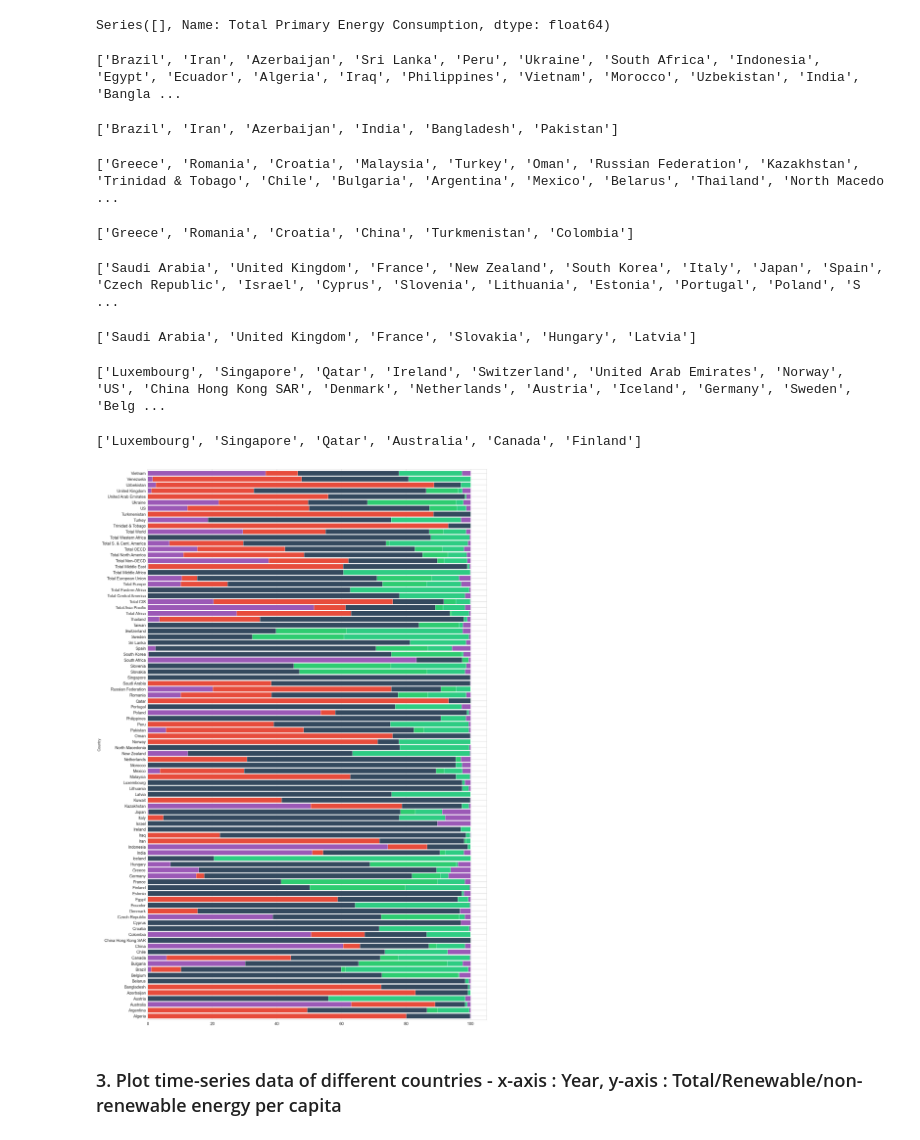
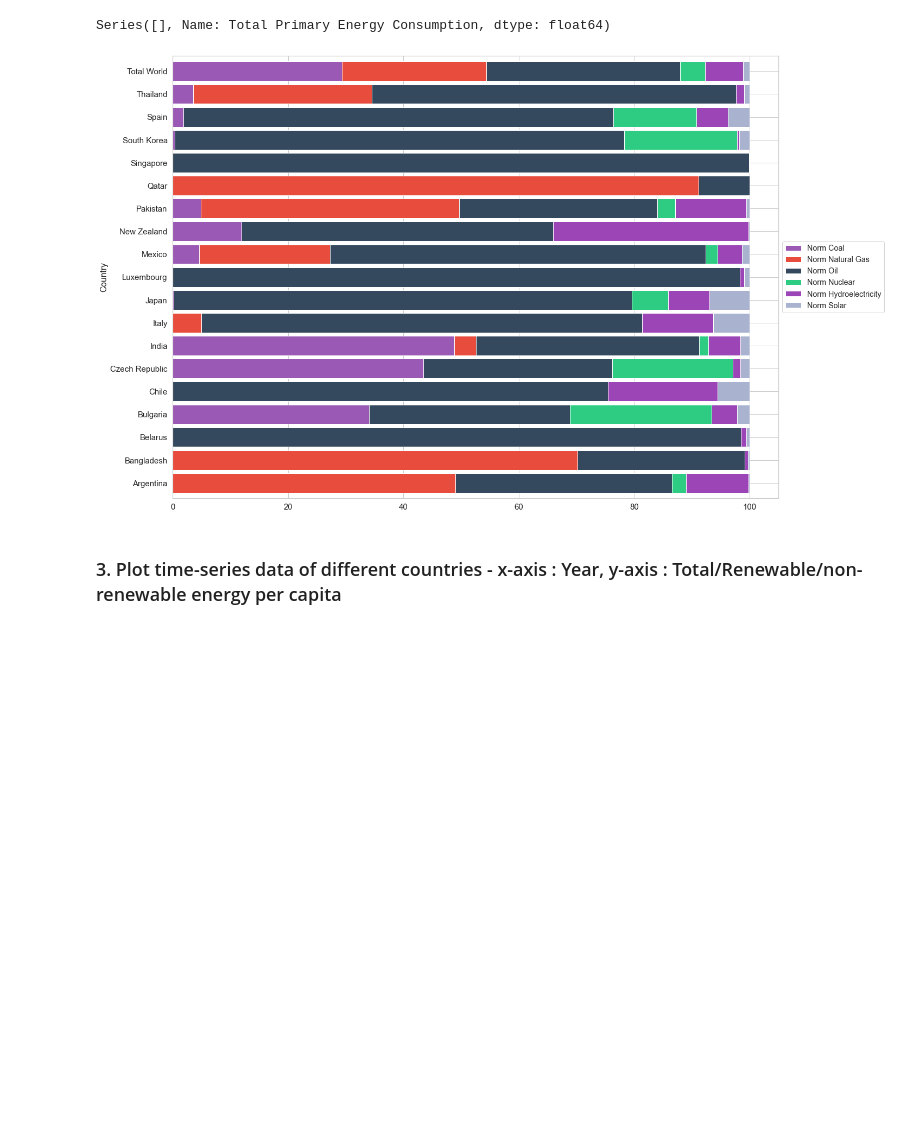
Before and after one commit to PranavaSinghal/DS203-Project, a Jupyter notebook: DS203_project.ipynb, the cells around one changed output. Drawn from its saved outputs; the diff is of its cells as text; code cells hidden in the pictures; blank space fills up the shorter version.

```diff
--- a/DS203_project.ipynb
+++ b/DS203_project.ipynb
@@ -1718,0 +1704,6 @@ plt.show()
+# %%
+top_three = countries_by_gdp[2][0:3]
+bottom_three = countries_by_gdp[2][-3:]
+l3 = top_three + bottom_three + ["Total World"]
+df_high_income = df_per_capita[df_per_capita['Country'].isin(l3)]
+print(l3)
@@ -1718,0 +1779,28 @@ plt.show()
+# %%
+sns.set(rc={'figure.figsize':(18, 13)}, font_scale = 1.3, style = "whitegrid")
+plt.subplot(2,2,1)
+plt.title("Renewable")
+df_stack = df_per_capita[df_per_capita["Country"] == 'India']
+plt.stackplot(list(df_stack["Year"]) , np.transpose(df_stack[["Total Renewable Energy", "Solar", "Wind", 'Hydroelectricity', 'Geothermal and Biomass']].to_numpy()), labels = [ "Total Renewable Energy", "Solar", "Wind", 'Hydroelectricity', 'Geothermal and Biomass'])
+plt.legend(loc = "upper left")
+
+plt.subplot(2,2,2)
+plt.title("Non-renewable")
+df_stack = df_per_capita[df_per_capita["Country"] == 'India']
+plt.stackplot(list(df_stack["Year"]) , np.transpose(df_stack[[ "Total Non-Renewable Energy",  "Nuclear" ,"Coal", "Natural Gas", "Oil"]].to_numpy()), labels = [ "Total Non-Renewable Energy",  "Nuclear" ,"Coal", "Natural Gas", "Oil"])
+plt.legend(loc = "upper left")
+
+df_stack = df_per_capita[df_per_capita["Country"] == 'US']
+plt.subplot(2,2,3)
+plt.title("Renewable_US")
+df_stack = df_per_capita[df_per_capita["Country"] == 'US']
+plt.stackplot(list(df_stack["Year"]) , np.transpose(df_stack[["Total Renewable Energy", "Solar", "Wind", 'Hydroelectricity', 'Geothermal and Biomass']].to_numpy()), labels = [ "Total Renewable Energy", "Solar", "Wind", 'Hydroelectricity', 'Geothermal and Biomass'])
+plt.legend(loc = "upper left")
+
+plt.subplot(2,2,4)
+plt.title("Non-renewable_US")
+df_stack = df_per_capita[df_per_capita["Country"] == 'US']
+plt.stackplot(list(df_stack["Year"]) , np.transpose(df_stack[[ "Total Non-Renewable Energy",  "Nuclear" ,"Coal", "Natural Gas", "Oil"]].to_numpy()), labels = [ "Total Non-Renewable Energy",  "Nuclear" ,"Coal", "Natural Gas", "Oil"])
+plt.legend(loc = "upper left")
+
+plt.show()
@@ -1739,58 +1840,31 @@ grp = df_per_capita[df_per_capita['Year']==2020].groupby('GDP Category')
 grp['Total Primary Energy Consumption'].agg('mean')
 # %% [output]
 Series([], Name: Total Primary Energy Consumption, dtype: float64)
-# %%
-cou_lst = list(df_final[(df_final["GDP Category"] == 0) & (df_final["Year"] == 2019)].sort_values(["GDP"], ascending = [False])["Country"])
-print((cou_lst))
-cou_lst[0:3] + cou_lst[-3:]
-# %% [output]
-['Brazil', 'Iran', 'Azerbaijan', 'Sri Lanka', 'Peru', 'Ukraine', 'South Africa', 'Indonesia', 'Egypt', 'Ecuador', 'Algeria', 'Iraq', 'Philippines', 'Vietnam', 'Morocco', 'Uzbekistan', 'India', 'Bangla ...
-['Brazil', 'Iran', 'Azerbaijan', 'India', 'Bangladesh', 'Pakistan']
-# %%
-cou_lst = list(df_final[(df_final["GDP Category"] == 1) & (df_final["Year"] == 2019)].sort_values(["GDP"], ascending = [False])["Country"])
-print(cou_lst)
-cou_lst[0:3] + cou_lst[-3:]
-# %% [output]
-['Greece', 'Romania', 'Croatia', 'Malaysia', 'Turkey', 'Oman', 'Russian Federation', 'Kazakhstan', 'Trinidad & Tobago', 'Chile', 'Bulgaria', 'Argentina', 'Mexico', 'Belarus', 'Thailand', 'North Macedo ...
-['Greece', 'Romania', 'Croatia', 'China', 'Turkmenistan', 'Colombia']
-# %%
-cou_lst = list(df_final[(df_final["GDP Category"] == 2) & (df_final["Year"] == 2019)].sort_values(["GDP"], ascending = [False])["Country"])
-print(cou_lst)
-cou_lst[0:3] + cou_lst[-3:]
-# %% [output]
-['Saudi Arabia', 'United Kingdom', 'France', 'New Zealand', 'South Korea', 'Italy', 'Japan', 'Spain', 'Czech Republic', 'Israel', 'Cyprus', 'Slovenia', 'Lithuania', 'Estonia', 'Portugal', 'Poland', 'S ...
-['Saudi Arabia', 'United Kingdom', 'France', 'Slovakia', 'Hungary', 'Latvia']
-# %%
-cou_lst = list(df_final[(df_final["GDP Category"] == 3) & (df_final["Year"] == 2019)].sort_values(["GDP"], ascending = [False])["Country"])
-print((cou_lst))
-cou_lst[0:3] + cou_lst[-3:]
-# %% [output]
-['Luxembourg', 'Singapore', 'Qatar', 'Ireland', 'Switzerland', 'United Arab Emirates', 'Norway', 'US', 'China Hong Kong SAR', 'Denmark', 'Netherlands', 'Austria', 'Iceland', 'Germany', 'Sweden', 'Belg ...
-['Luxembourg', 'Singapore', 'Qatar', 'Australia', 'Canada', 'Finland']
 # %%
 list_for_np = ['Coal', 'Natural Gas', 'Oil', 'Nuclear', 'Hydroelectricity', 'Solar']
 list_norm = []
 for i in list_for_np:
     list_norm.append('Norm '+ i)
-df_2020 = df_final[df_final['Year']==2020]
+df_2020 = df_final[df_final['Year']==2019]
 df_2020 = df_2020.reset_index()
 numarray = df_2020[list_for_np].to_numpy()
 numarray[np.isnan(numarray)] = 0
 sumarray = np.sum(numarray, axis=1)
 sumarray = np.reshape(sumarray, (94,1))
 numarray = numarray/sumarray*100
 numarray
 df_2020_temp = pd.DataFrame(numarray, columns = list_norm)
 df_2020 = df_2020.join(df_2020_temp)
+df_2020 = df_2020[df_2020["Country"].isin(l1 + l2 + l3)]
 df_2020.set_index('Country', inplace = True)
 
 
-pal = ["#9b59b6", "#e74c3c", "#34495e", "#2ecc71", "#2ecc83"]
-df_2020[list_norm].plot(kind = "barh", stacked = True, figsize = [30, 50], legend = None, color = pal, width = .85, fontsize = 20)
-plt.rcParams.update({'font.size': 22})
+pal = ["#9b59b6", "#e74c3c", "#34495e", "#2ecc83", "#9b45b6", "#a9b3cf" ]
+df_2020[list_norm].plot(kind = "barh", stacked = True, figsize = [20, 15], legend = None, color = pal, width = .85, fontsize = 15, label = list_norm)
+plt.legend(loc='center left', bbox_to_anchor=(1, 0.5))
 plt.show()
 # %% [output]
-[figure, old version]
+[figure, new version]
 # %% [markdown]
 ### 3. Plot time-series data of different countries -  x-axis : Year, y-axis : Total/Renewable/non-renewable energy per capita
 # %% [markdown]
```
Also changed, not shown: parts of 26 cells of this notebook, 2 other files.
